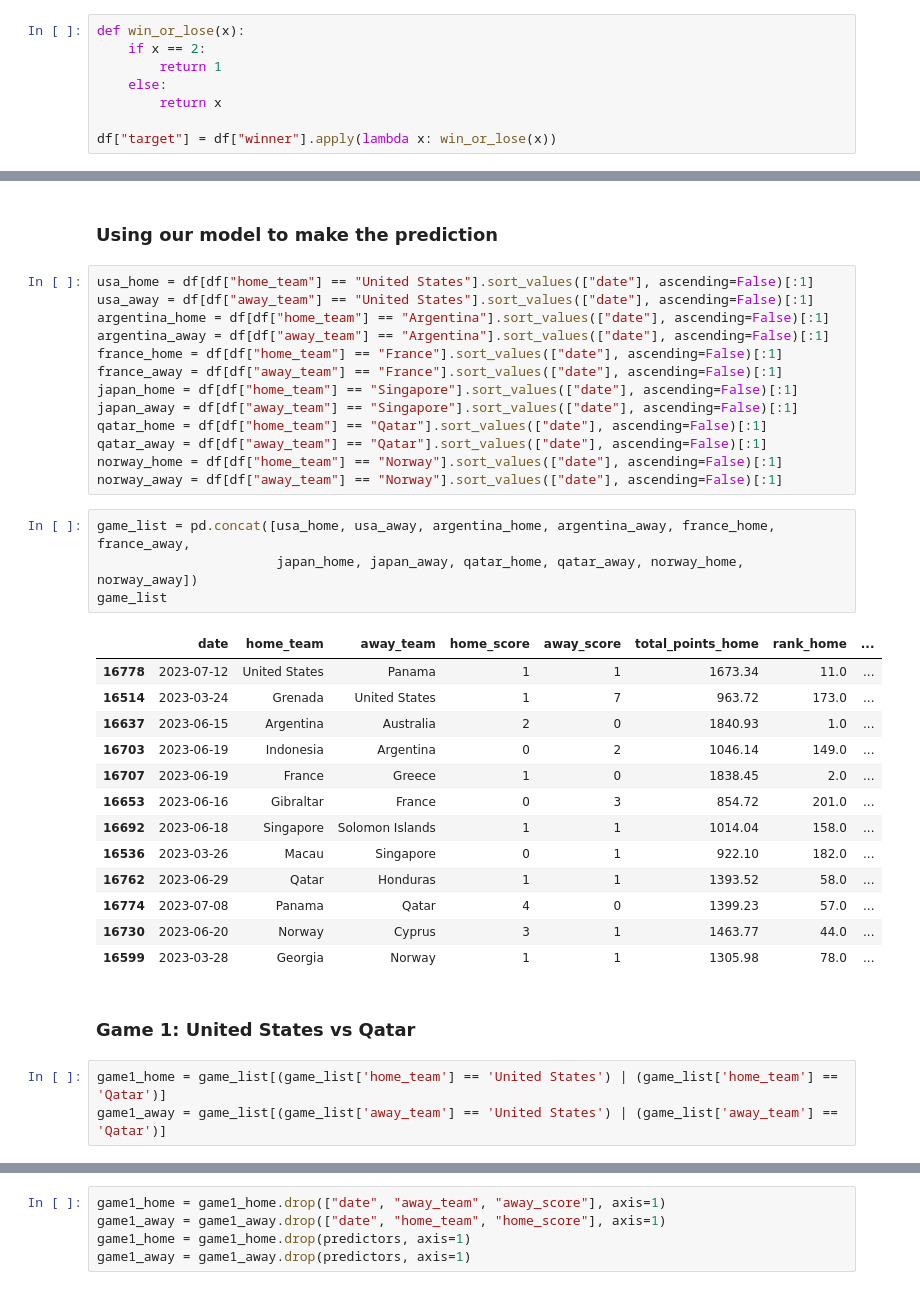
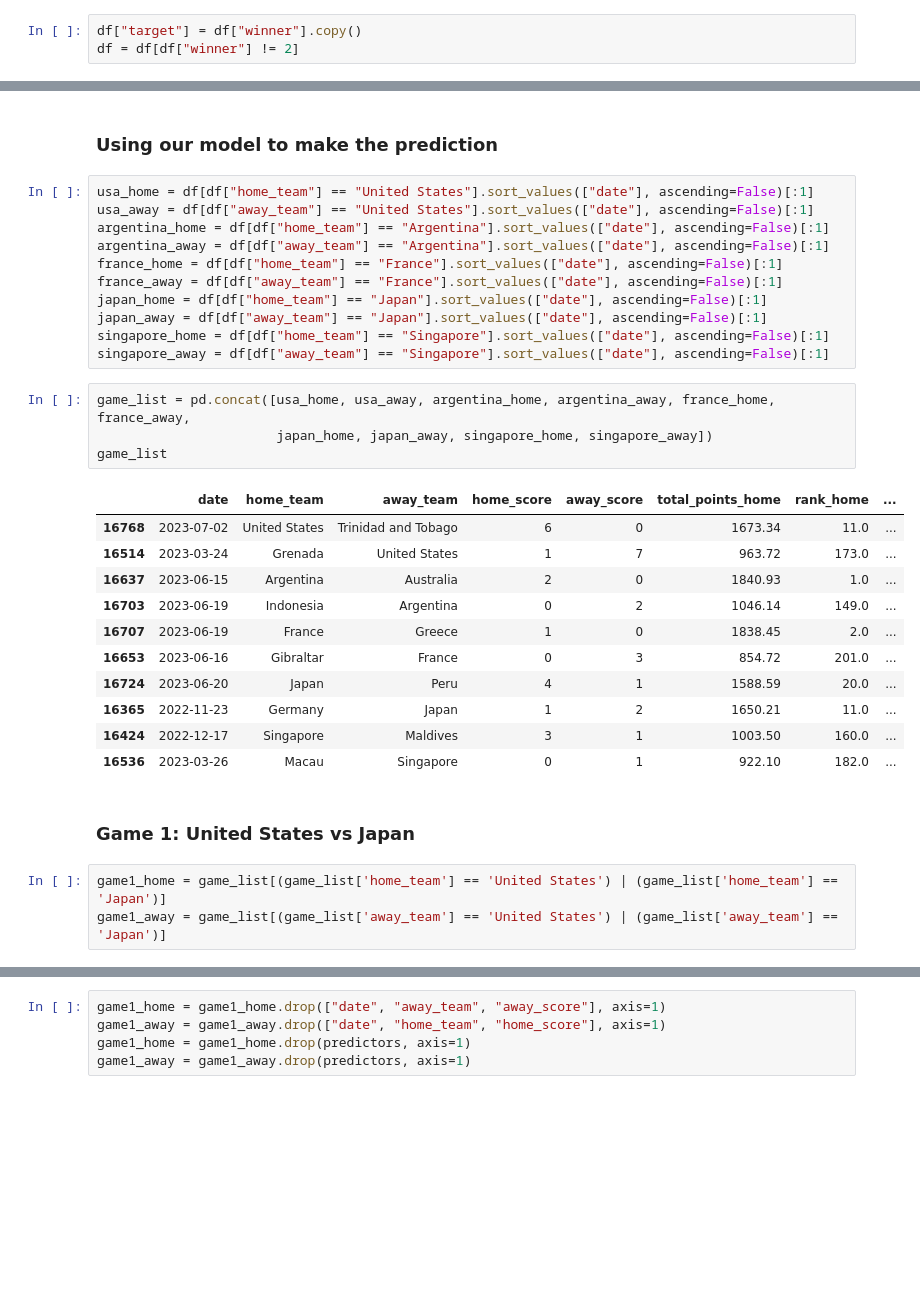
Before and after one commit to neodesafiador/DataScienceProject, a Jupyter notebook: match_prediction.ipynb, the cells around one changed output, grey strips where cells are left out. Saved outputs shown, nothing was run; the diff lists cells and outputs as text; blank space fills up the shorter version.

```diff
--- a/match_prediction.ipynb
+++ b/match_prediction.ipynb
@@ -218,14 +220,9 @@ winner               0
 rank_diff            0
 point_diff           0
 dtype: int64
-# %%
-def win_or_lose(x):
-    if x == 2:
-        return 1
-    else:
-        return x
-
-df["target"] = df["winner"].apply(lambda x: win_or_lose(x))
+# %%
+df["target"] = df["winner"].copy()
+df = df[df["winner"] != 2]
 # %%
 df = df.drop(["winner"], axis=1)
 df
@@ -341,35 +365,31 @@ argentina_home = df[df["home_team"] == "Argentina"].sort_values(["date"], ascend
 argentina_away = df[df["away_team"] == "Argentina"].sort_values(["date"], ascending=False)[:1]
 france_home = df[df["home_team"] == "France"].sort_values(["date"], ascending=False)[:1]
 france_away = df[df["away_team"] == "France"].sort_values(["date"], ascending=False)[:1]
-japan_home = df[df["home_team"] == "Singapore"].sort_values(["date"], ascending=False)[:1]
-japan_away = df[df["away_team"] == "Singapore"].sort_values(["date"], ascending=False)[:1]
-qatar_home = df[df["home_team"] == "Qatar"].sort_values(["date"], ascending=False)[:1]
-qatar_away = df[df["away_team"] == "Qatar"].sort_values(["date"], ascending=False)[:1]
-norway_home = df[df["home_team"] == "Norway"].sort_values(["date"], ascending=False)[:1]
-norway_away = df[df["away_team"] == "Norway"].sort_values(["date"], ascending=False)[:1]
+japan_home = df[df["home_team"] == "Japan"].sort_values(["date"], ascending=False)[:1]
+japan_away = df[df["away_team"] == "Japan"].sort_values(["date"], ascending=False)[:1]
+singapore_home = df[df["home_team"] == "Singapore"].sort_values(["date"], ascending=False)[:1]
+singapore_away = df[df["away_team"] == "Singapore"].sort_values(["date"], ascending=False)[:1]
 # %%
 game_list = pd.concat([usa_home, usa_away, argentina_home, argentina_away, france_home, france_away,
-                       japan_home, japan_away, qatar_home, qatar_away, norway_home, norway_away])
+                       japan_home, japan_away, singapore_home, singapore_away])
 game_list
 # %% [output]
 |  | date | home_team | away_team | home_score | away_score | total_points_home | rank_home | ... |
-| 16778 | 2023-07-12 | United States | Panama | 1 | 1 | 1673.34 | 11.0 | ... |
+| 16768 | 2023-07-02 | United States | Trinidad and Tobago | 6 | 0 | 1673.34 | 11.0 | ... |
 | 16514 | 2023-03-24 | Grenada | United States | 1 | 7 | 963.72 | 173.0 | ... |
 | 16637 | 2023-06-15 | Argentina | Australia | 2 | 0 | 1840.93 | 1.0 | ... |
 | 16703 | 2023-06-19 | Indonesia | Argentina | 0 | 2 | 1046.14 | 149.0 | ... |
 | 16707 | 2023-06-19 | France | Greece | 1 | 0 | 1838.45 | 2.0 | ... |
 | 16653 | 2023-06-16 | Gibraltar | France | 0 | 3 | 854.72 | 201.0 | ... |
-| 16692 | 2023-06-18 | Singapore | Solomon Islands | 1 | 1 | 1014.04 | 158.0 | ... |
+| 16724 | 2023-06-20 | Japan | Peru | 4 | 1 | 1588.59 | 20.0 | ... |
+| 16365 | 2022-11-23 | Germany | Japan | 1 | 2 | 1650.21 | 11.0 | ... |
+| 16424 | 2022-12-17 | Singapore | Maldives | 3 | 1 | 1003.50 | 160.0 | ... |
 | 16536 | 2023-03-26 | Macau | Singapore | 0 | 1 | 922.10 | 182.0 | ... |
-| 16762 | 2023-06-29 | Qatar | Honduras | 1 | 1 | 1393.52 | 58.0 | ... |
-| 16774 | 2023-07-08 | Panama | Qatar | 4 | 0 | 1399.23 | 57.0 | ... |
-| 16730 | 2023-06-20 | Norway | Cyprus | 3 | 1 | 1463.77 | 44.0 | ... |
-| 16599 | 2023-03-28 | Georgia | Norway | 1 | 1 | 1305.98 | 78.0 | ... |
 # %% [markdown]
-### Game 1:  United States vs Qatar
+### Game 1:  United States vs Japan
 # %%
-game1_home = game_list[(game_list['home_team'] == 'United States') | (game_list['home_team'] == 'Qatar')]
-game1_away = game_list[(game_list['away_team'] == 'United States') | (game_list['away_team'] == 'Qatar')]
+game1_home = game_list[(game_list['home_team'] == 'United States') | (game_list['home_team'] == 'Japan')]
+game1_away = game_list[(game_list['away_team'] == 'United States') | (game_list['away_team'] == 'Japan')]
 # %%
 game1_home
 # %% [output]
```
Also changed, not shown: parts of 26 cells of this notebook.
